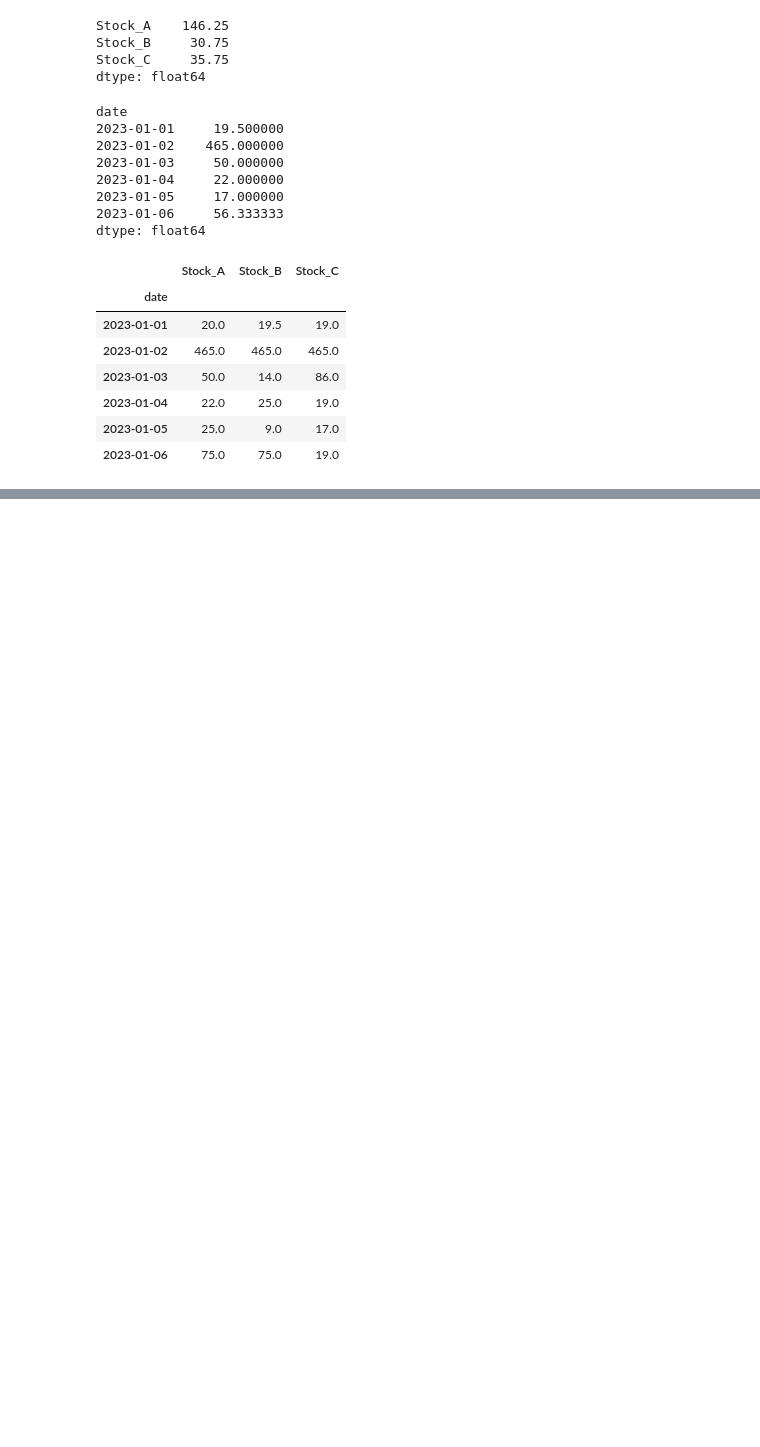
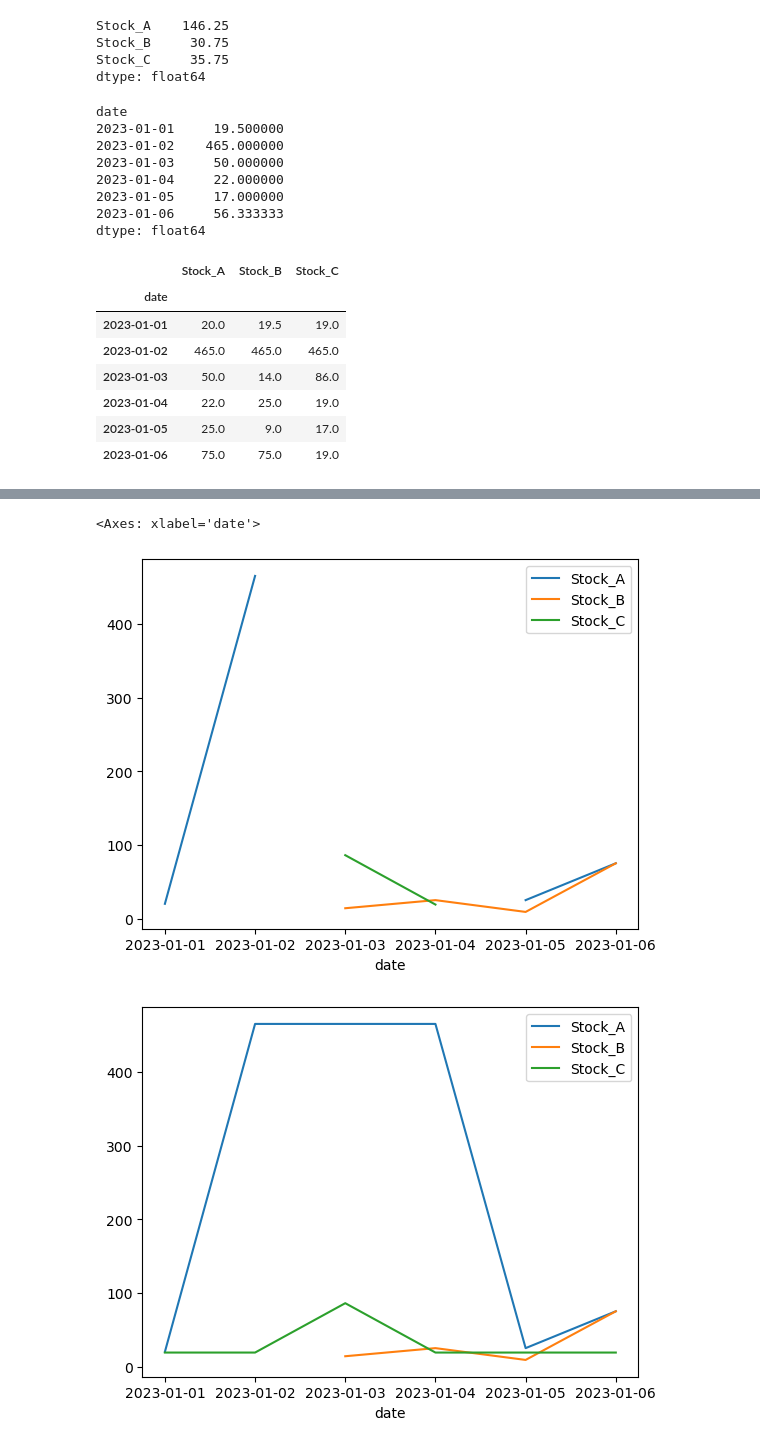
Before and after one commit to Faliell/Pandas_Classes, a Jupyter notebook: aula09-missingValue.ipynb, the cells around one changed output, grey strips where cells are left out. Cells and saved outputs as stored; diff of their text form; code cells hidden in the pictures; blank space fills up the shorter version.

```diff
--- a/aula09-missingValue.ipynb
+++ b/aula09-missingValue.ipynb
@@ -282,0 +320,8 @@ df.where(df.notna(),df.mean(axis=1),axis=0) # preenchercom a media da linha
+# %%
+df.plot()
+df.ffill().plot()
+df.bfill().plot()
+# %% [output]
+<Axes: xlabel='date'>
+[figure, added]
+[figure, added]
```
Also changed, not shown: parts of 8 cells of this notebook, 1 other file.
